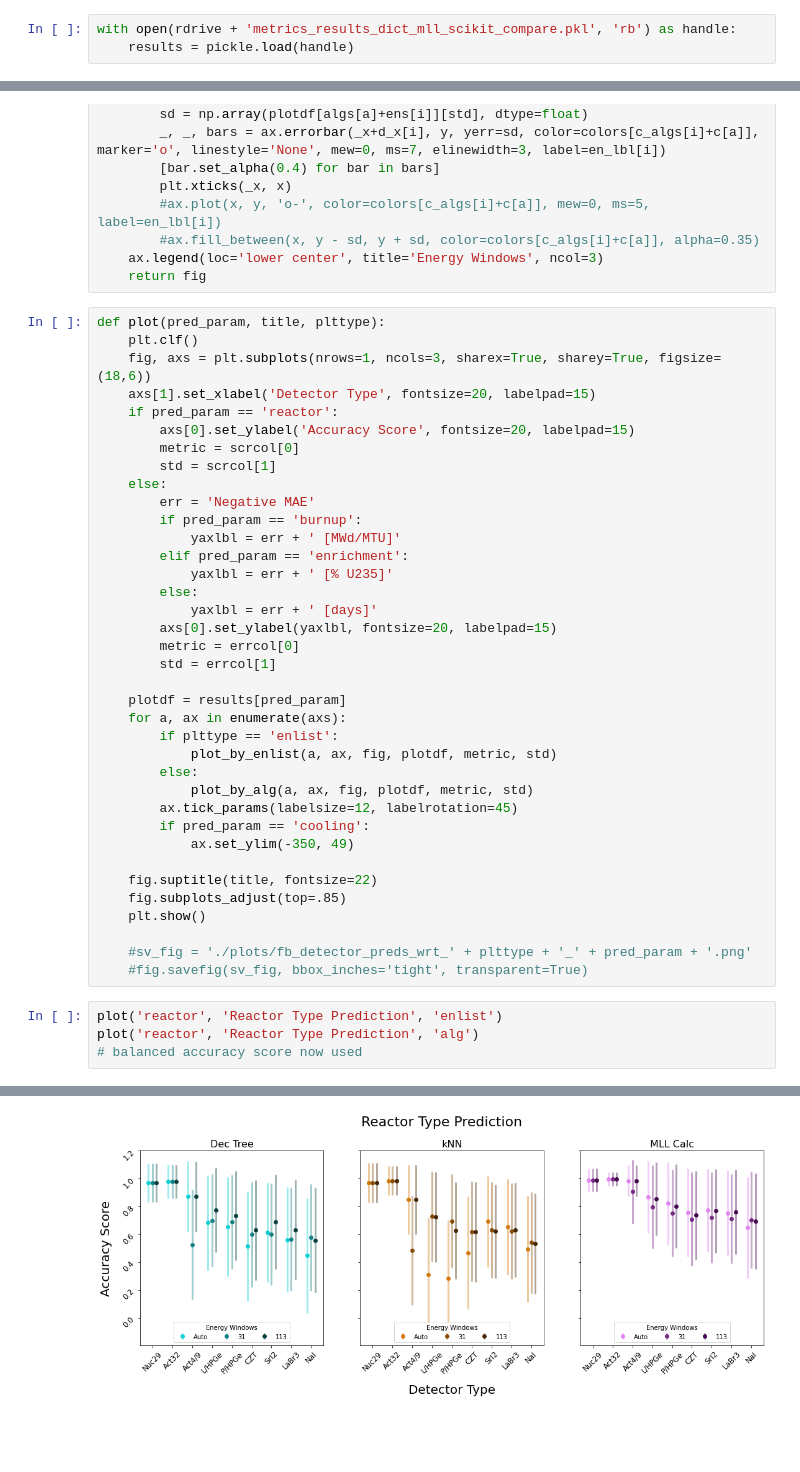
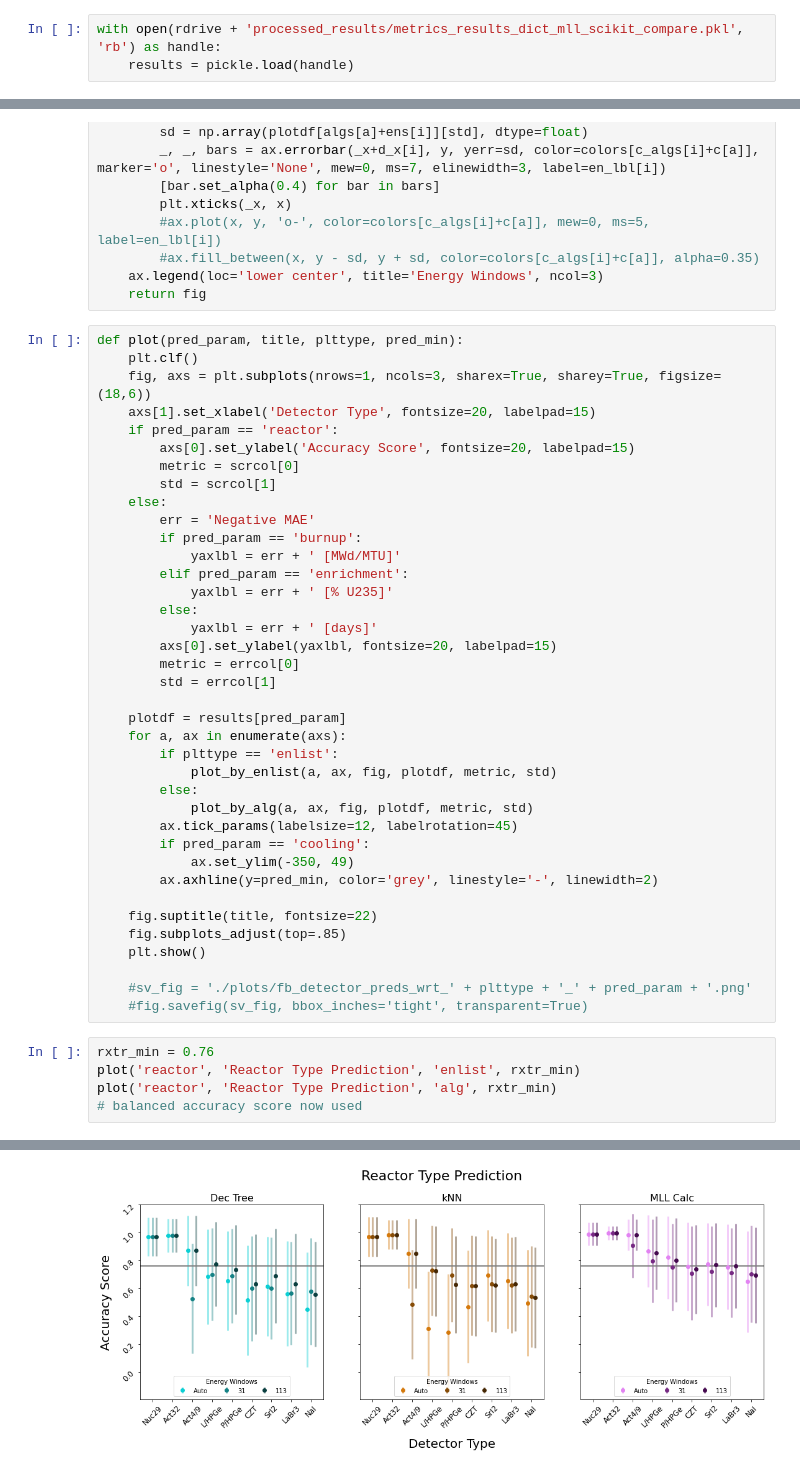
Before and after one commit to opotowsky/process_results, a Jupyter notebook: gamspec_mll_scikit_compare.ipynb, the cells around one changed output, grey strips where cells are left out. Saved outputs shown, nothing was run; the diff lists cells and outputs as text; blank space fills up the shorter version.

Commit message:
baselines are really low, so have arbitrary baselines on regression plots for now

```diff
--- a/gamspec_mll_scikit_compare.ipynb
+++ b/gamspec_mll_scikit_compare.ipynb
@@ -84,3 +83,3 @@ box_plot('burnup', 'Energy Window List: n31')
 # %%
-with open(rdrive + 'metrics_results_dict_mll_scikit_compare.pkl', 'rb') as handle:
+with open(rdrive + 'processed_results/metrics_results_dict_mll_scikit_compare.pkl', 'rb') as handle:
     results = pickle.load(handle)
@@ -140,7 +123,7 @@ def plot_by_alg(a, ax, fig, plotdf, metric, std):
     ax.legend(loc='lower center', title='Energy Windows', ncol=3)
     return fig
 # %%
-def plot(pred_param, title, plttype):
+def plot(pred_param, title, plttype, pred_min):
     plt.clf()
     fig, axs = plt.subplots(nrows=1, ncols=3, sharex=True, sharey=True, figsize=(18,6))
     axs[1].set_xlabel('Detector Type', fontsize=20, labelpad=15)
@@ -169,6 +152,7 @@ def plot(pred_param, title, plttype):
         ax.tick_params(labelsize=12, labelrotation=45)
         if pred_param == 'cooling':
             ax.set_ylim(-350, 49)
+        ax.axhline(y=pred_min, color='grey', linestyle='-', linewidth=2)
 
     fig.suptitle(title, fontsize=22)
     fig.subplots_adjust(top=.85)
@@ -177,8 +161,9 @@ def plot(pred_param, title, plttype):
     #sv_fig = './plots/fb_detector_preds_wrt_' + plttype + '_' + pred_param + '.png'
     #fig.savefig(sv_fig, bbox_inches='tight', transparent=True)
 # %%
-plot('reactor', 'Reactor Type Prediction', 'enlist')
-plot('reactor', 'Reactor Type Prediction', 'alg')
+rxtr_min = 0.76
+plot('reactor', 'Reactor Type Prediction', 'enlist', rxtr_min)
+plot('reactor', 'Reactor Type Prediction', 'alg', rxtr_min)
 # balanced accuracy score now used
 # %% [output]
 <Figure size 432x288 with 0 Axes>
@@ -186,3 +171,3 @@ plot('reactor', 'Reactor Type Prediction', 'alg')
 <Figure size 432x288 with 0 Axes>
-[figure, old version]
+[figure, new version]
 # %%
```
Also changed, not shown: parts of 11 cells of this notebook, 1 other file.
